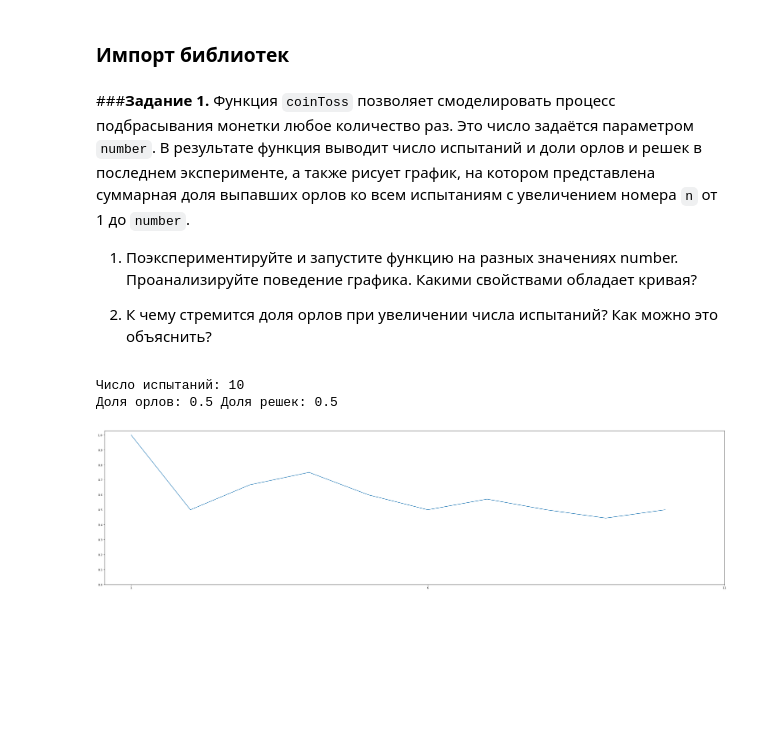
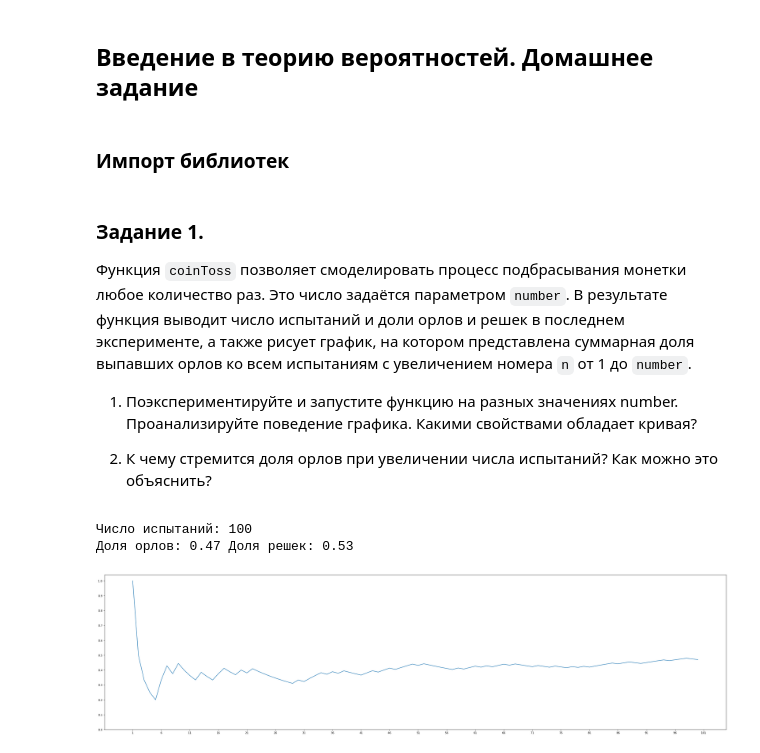
Before and after one commit to GennadiyYakovlev/anaconda-ds, a Jupyter notebook: math/1pt_hw_Yakovlev.ipynb, the cells around one changed output. Drawn from its saved outputs; the diff is of its cells as text; code cells hidden in the pictures; blank space fills up the shorter version.

```diff
--- a/math/1pt_hw_Yakovlev.ipynb
+++ b/math/1pt_hw_Yakovlev.ipynb
@@ -25,3 +1,5 @@
+# %% [markdown]
+## Введение в теорию вероятностей. Домашнее задание
 # %% [markdown]
 ### Импорт библиотек
 # %%
@@ -29,7 +8,7 @@ import random
 import numpy as np
 import matplotlib.pyplot as plt
 # %% [markdown]
-###**Задание 1.**
+### **Задание 1.**
 Функция `coinToss` позволяет смоделировать процесс подбрасывания монетки любое количество раз. Это число задаётся параметром `number`. В результате функция выводит число испытаний и доли орлов и решек в последнем эксперименте, а также рисует график, на котором представлена суммарная доля выпавших орлов ко всем испытаниям с увеличением номера `n` от 1 до `number`.
 
 1. Поэкспериментируйте и запустите функцию на разных значениях number. Проанализируйте поведение графика. Какими свойствами обладает кривая?
@@ -59,8 +38,8 @@ def coinToss(number):
     plt.xticks(np.arange(1, number+4, step=5))
     plt.yticks(np.arange(0, 1.1, step=0.1))
 # %%
-coinToss(10)
+coinToss(100)
 # %% [output]
-Число испытаний: 10
-Доля орлов: 0.5 Доля решек: 0.5
+Число испытаний: 100
+Доля орлов: 0.47 Доля решек: 0.53
-[figure, old version]
+[figure, new version]
```
Also changed, not shown: parts of 15 cells of this notebook.
